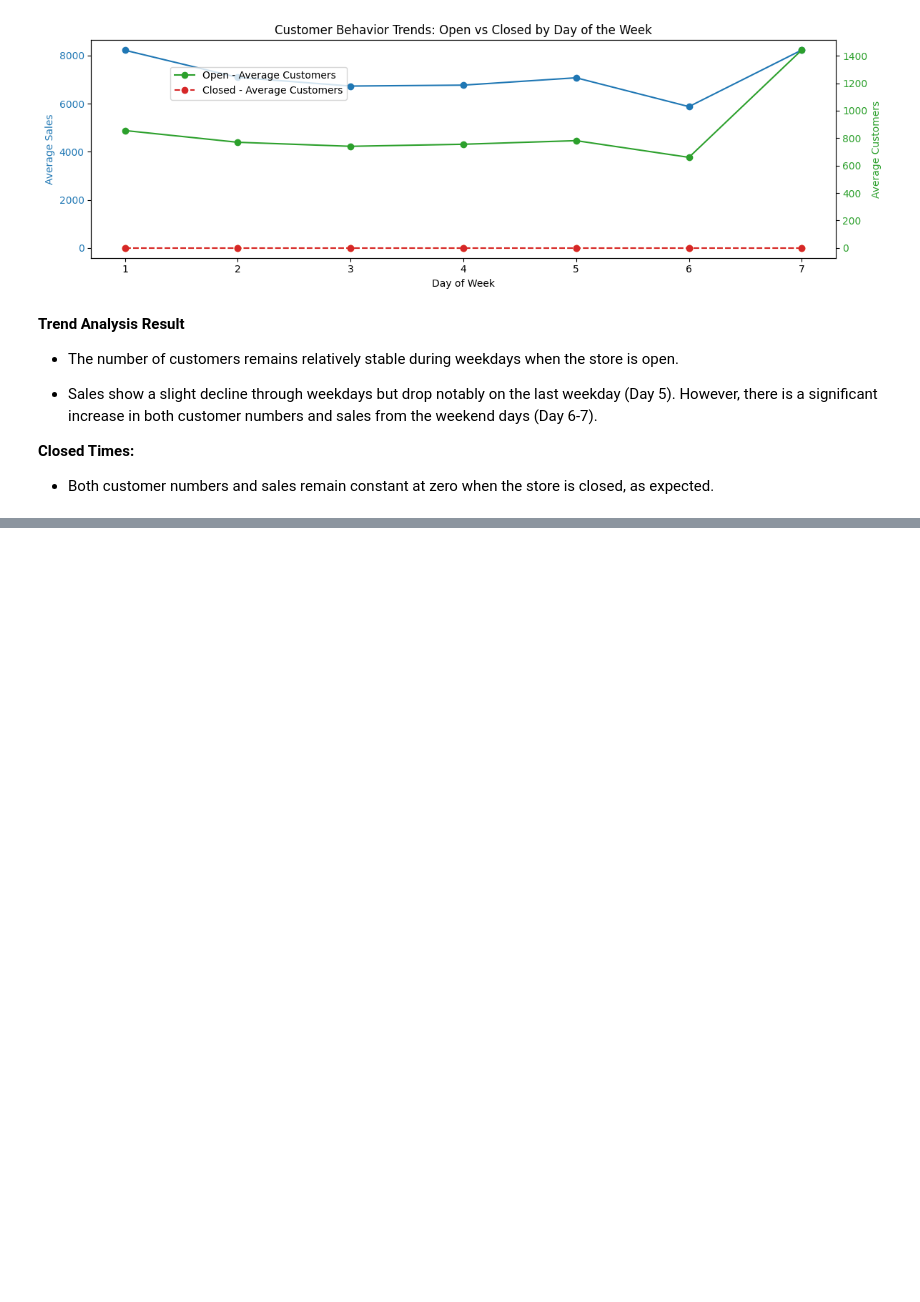
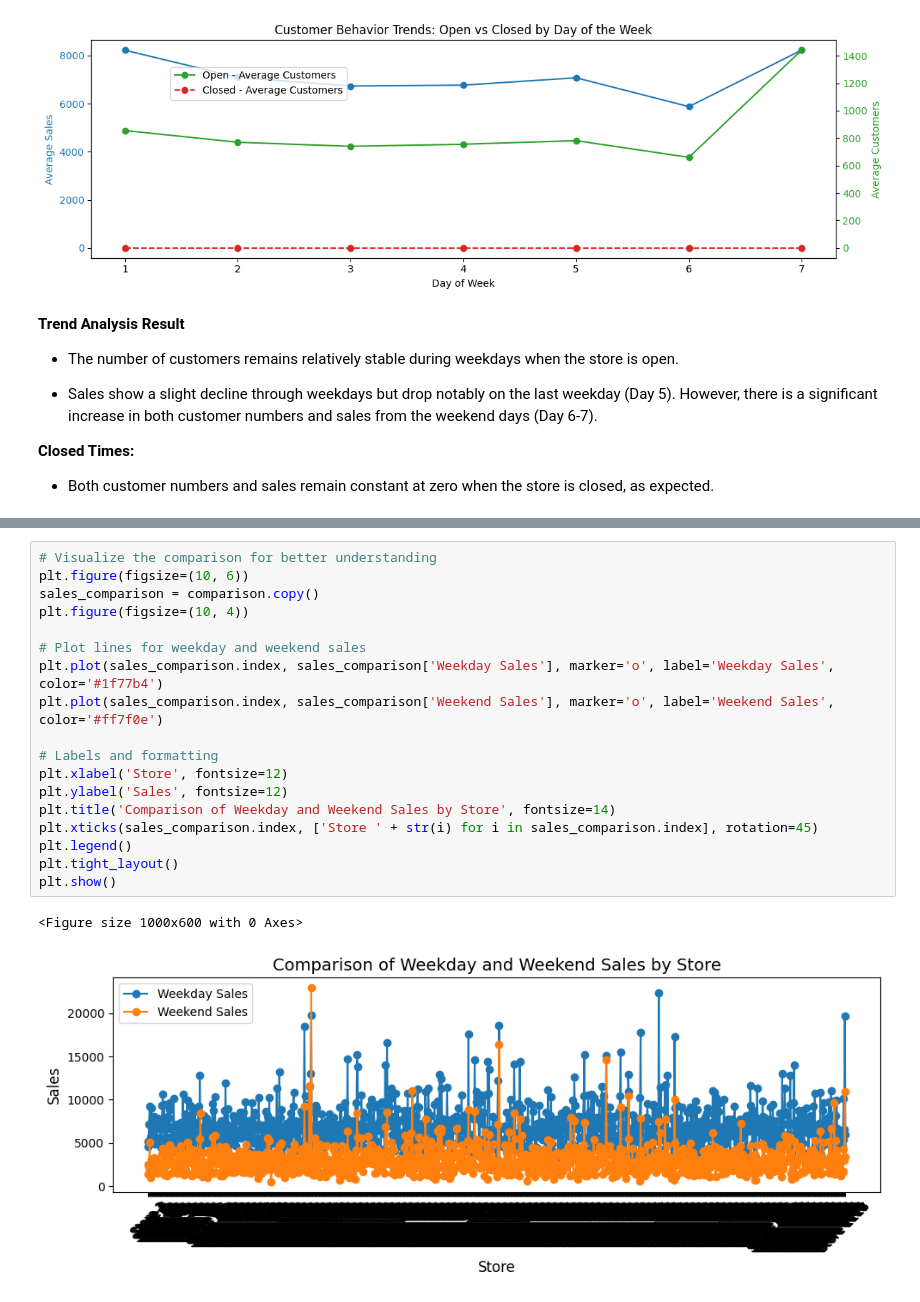
Before and after one commit to epythonlab/rossmann-pharma-sales-prediction, a Jupyter notebook: notebooks/exploratory_analysis.ipynb, the cells around one changed output, grey strips where cells are left out. Drawn from its saved outputs; the diff is of its cells as text; blank space fills up the shorter version.

Commit message:
Identified the Impact of Weekday Operations on Weekend Sales

```diff
--- a/notebooks/exploratory_analysis.ipynb
+++ b/notebooks/exploratory_analysis.ipynb
@@ -469,0 +495,21 @@ plot_open_vs_closed(train_data)
+# %%
+# Visualize the comparison for better understanding
+plt.figure(figsize=(10, 6))
+sales_comparison = comparison.copy()
+plt.figure(figsize=(10, 4))
+
+# Plot lines for weekday and weekend sales
+plt.plot(sales_comparison.index, sales_comparison['Weekday Sales'], marker='o', label='Weekday Sales', color='#1f77b4')
+plt.plot(sales_comparison.index, sales_comparison['Weekend Sales'], marker='o', label='Weekend Sales', color='#ff7f0e')
+
+# Labels and formatting
+plt.xlabel('Store', fontsize=12)
+plt.ylabel('Sales', fontsize=12)
+plt.title('Comparison of Weekday and Weekend Sales by Store', fontsize=14)
+plt.xticks(sales_comparison.index, ['Store ' + str(i) for i in sales_comparison.index], rotation=45)
+plt.legend()
+plt.tight_layout()
+plt.show()
+# %% [output]
+<Figure size 1000x600 with 0 Axes>
+[figure, added]
```
Also changed, not shown: parts of 18 cells of this notebook, 1 other file.
